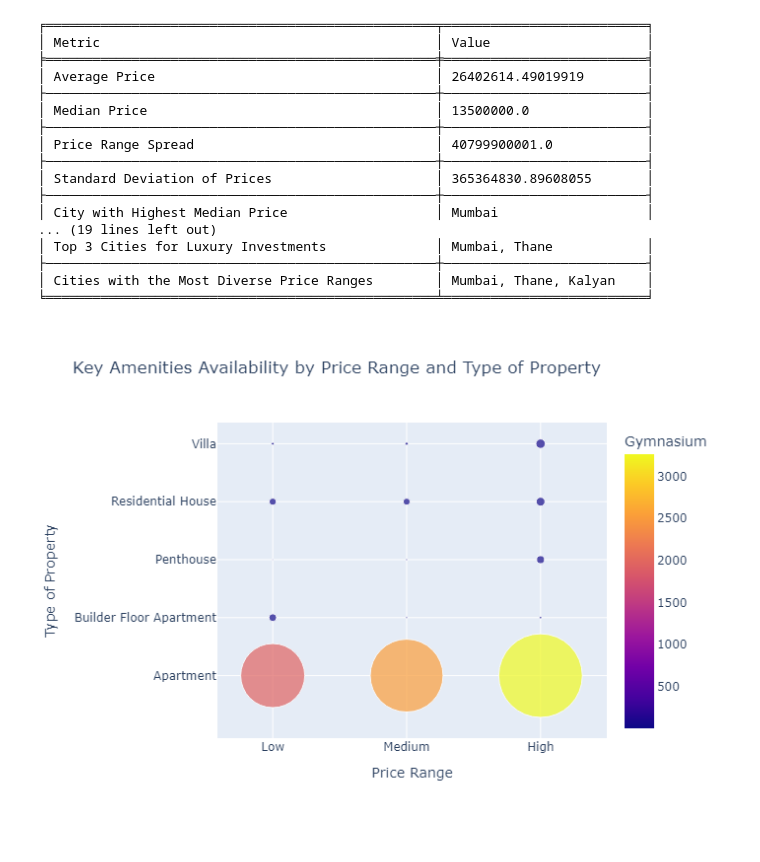
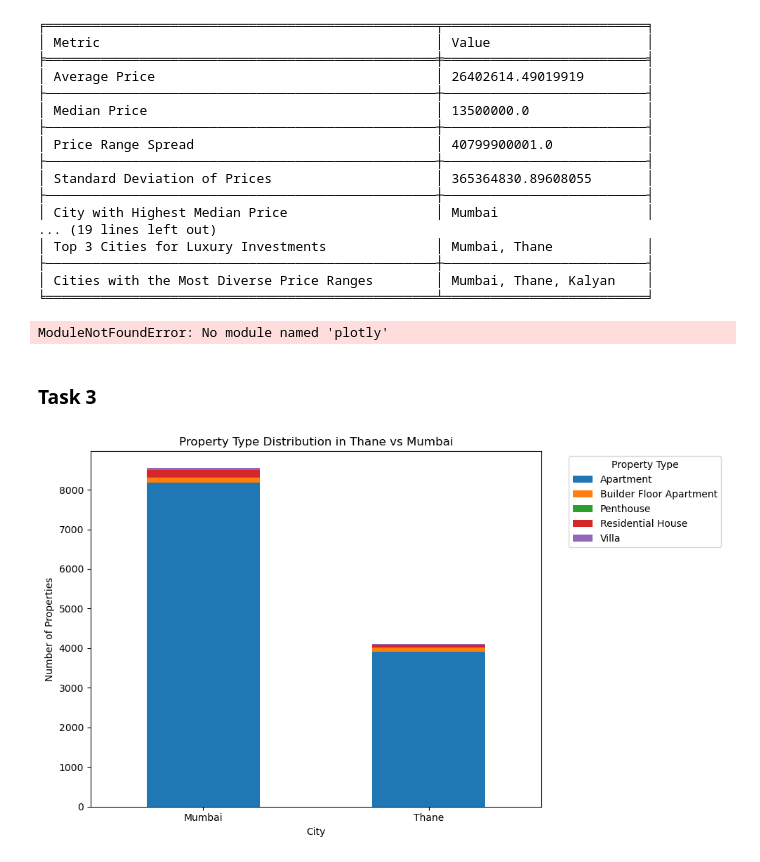
Before and after one commit to arghyawning/data-analytics-1-assignments, a Jupyter notebook: a1/51/assignment1_51.ipynb, the cells around one changed output. Drawn from its saved outputs; the diff is of its cells as text; code cells hidden in the pictures.

Commit message:
added some stuff to task3 and 4 - need review

```diff
--- a/a1/51/assignment1_51.ipynb
+++ b/a1/51/assignment1_51.ipynb
@@ -274,14 +274,35 @@ print(table)
 ╘══════════════════════════════════════════════════╧══════════════════════════╛
 # %%
 
-import plotly.express as px
+# import plotly.express as px
 
-# Assuming amenities columns are binary (0 or 1), sum the values for each price range and Type of Property
-amenities_data = df.groupby(['Price Range', 'Type of Property']).sum().reset_index()
+# # Assuming amenities columns are binary (0 or 1), sum the values for each price range and Type of Property
+# amenities_data = df.groupby(['Price Range', 'Type of Property']).sum().reset_index()
 
-fig = px.scatter(amenities_data, x='Price Range', y='Type of Property',
-                 size='Swimming Pool', color='Gymnasium', hover_name='Type of Property',
-                 size_max=60, title='Key Amenities Availability by Price Range and Type of Property')
-fig.show(renderer='png')
+# fig = px.scatter(amenities_data, x='Price Range', y='Type of Property',
+#                  size='Swimming Pool', color='Gymnasium', hover_name='Type of Property',
+#                  size_max=60, title='Key Amenities Availability by Price Range and Type of Property')
+# fig.show(renderer='png')
 # %% [output]
-[figure, removed]
+ModuleNotFoundError: No module named 'plotly'
+# %% [markdown]
+### Task 3
+# %%
+
+# Filter data for Thane and Mumbai
+thane_mumbai_data = df[df['City'].isin(['Thane', 'Mumbai'])]
+
+# 1. Property Type Distribution
+property_type_dist = thane_mumbai_data.groupby(['City', 'Type of Property']).size().unstack()
+
+# Plotting Property Type Distribution
+property_type_dist.plot(kind='bar', stacked=True, figsize=(10, 6))
+plt.title('Property Type Distribution in Thane vs Mumbai')
+plt.ylabel('Number of Properties')
+plt.xlabel('City')
+plt.xticks(rotation=0)
+plt.legend(title='Property Type', bbox_to_anchor=(1.05, 1), loc='upper left')
+plt.tight_layout()
+plt.show()
+# %% [output]
+[figure, added]
```
Also changed, not shown: parts of 8 cells of this notebook.
